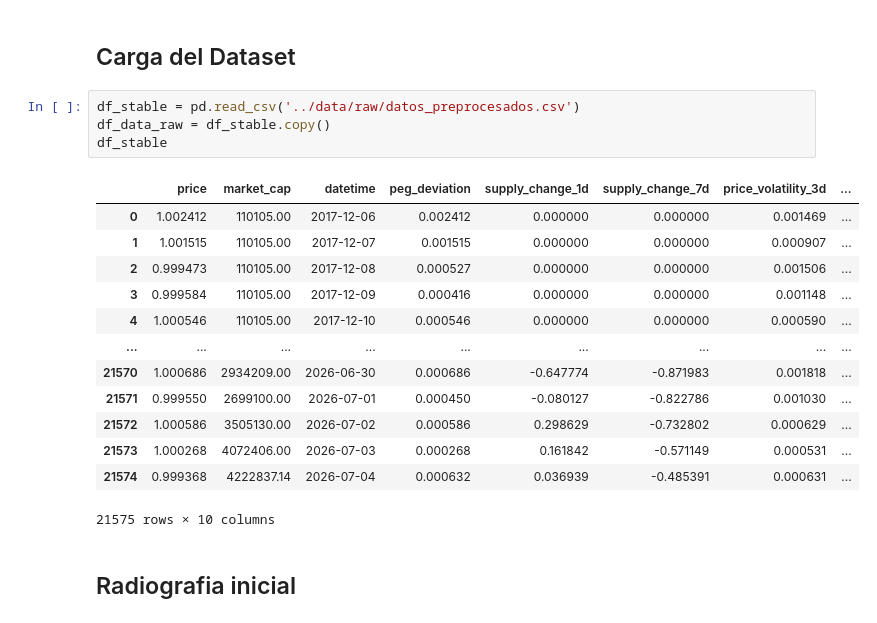
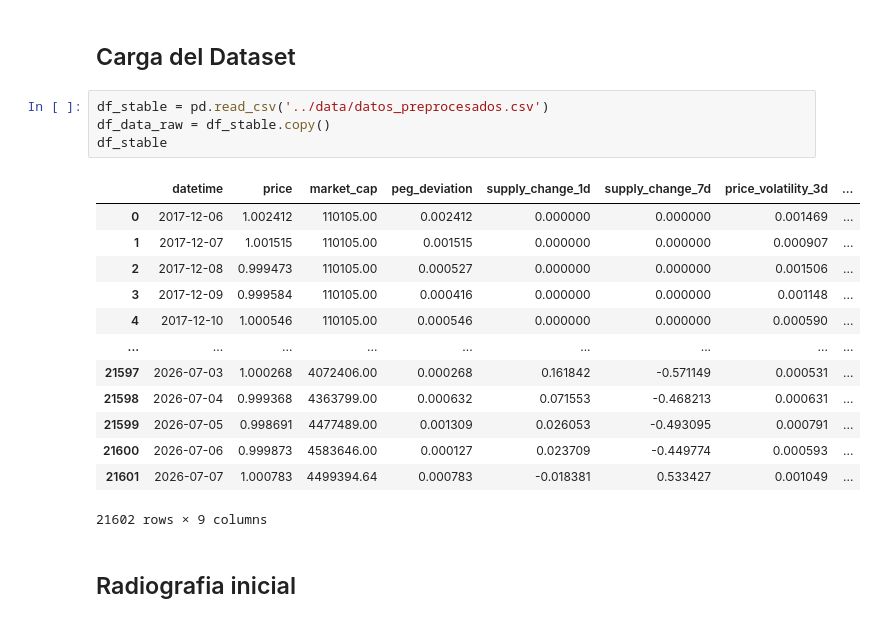
Before and after one commit to Bootcamp-DA-P2/criptoradar, a Jupyter notebook: notebooks/limpieza_stablecoins.ipynb, the cells around one changed output. Saved outputs shown, nothing was run; the diff lists cells and outputs as text.

```diff
--- a/notebooks/limpieza_stablecoins.ipynb
+++ b/notebooks/limpieza_stablecoins.ipynb
@@ -14,23 +14,23 @@ sns.set_theme(style="whitegrid")
 # %% [markdown]
 ## Carga del Dataset
 # %%
-df_stable = pd.read_csv('../data/raw/datos_preprocesados.csv')
+df_stable = pd.read_csv('../data/datos_preprocesados.csv')
 df_data_raw = df_stable.copy()
 df_stable
 # %% [output]
-|  | price | market_cap | datetime | peg_deviation | supply_change_1d | supply_change_7d | price_volatility_3d | ... |
-| 0 | 1.002412 | 110105.00 | 2017-12-06 | 0.002412 | 0.000000 | 0.000000 | 0.001469 | ... |
-| 1 | 1.001515 | 110105.00 | 2017-12-07 | 0.001515 | 0.000000 | 0.000000 | 0.000907 | ... |
-| 2 | 0.999473 | 110105.00 | 2017-12-08 | 0.000527 | 0.000000 | 0.000000 | 0.001506 | ... |
-| 3 | 0.999584 | 110105.00 | 2017-12-09 | 0.000416 | 0.000000 | 0.000000 | 0.001148 | ... |
-| 4 | 1.000546 | 110105.00 | 2017-12-10 | 0.000546 | 0.000000 | 0.000000 | 0.000590 | ... |
+|  | datetime | price | market_cap | peg_deviation | supply_change_1d | supply_change_7d | price_volatility_3d | ... |
+| 0 | 2017-12-06 | 1.002412 | 110105.00 | 0.002412 | 0.000000 | 0.000000 | 0.001469 | ... |
+| 1 | 2017-12-07 | 1.001515 | 110105.00 | 0.001515 | 0.000000 | 0.000000 | 0.000907 | ... |
+| 2 | 2017-12-08 | 0.999473 | 110105.00 | 0.000527 | 0.000000 | 0.000000 | 0.001506 | ... |
+| 3 | 2017-12-09 | 0.999584 | 110105.00 | 0.000416 | 0.000000 | 0.000000 | 0.001148 | ... |
+| 4 | 2017-12-10 | 1.000546 | 110105.00 | 0.000546 | 0.000000 | 0.000000 | 0.000590 | ... |
 | ... | ... | ... | ... | ... | ... | ... | ... | ... |
-| 21570 | 1.000686 | 2934209.00 | 2026-06-30 | 0.000686 | -0.647774 | -0.871983 | 0.001818 | ... |
-| 21571 | 0.999550 | 2699100.00 | 2026-07-01 | 0.000450 | -0.080127 | -0.822786 | 0.001030 | ... |
-| 21572 | 1.000586 | 3505130.00 | 2026-07-02 | 0.000586 | 0.298629 | -0.732802 | 0.000629 | ... |
-| 21573 | 1.000268 | 4072406.00 | 2026-07-03 | 0.000268 | 0.161842 | -0.571149 | 0.000531 | ... |
-| 21574 | 0.999368 | 4222837.14 | 2026-07-04 | 0.000632 | 0.036939 | -0.485391 | 0.000631 | ... |
+| 21597 | 2026-07-03 | 1.000268 | 4072406.00 | 0.000268 | 0.161842 | -0.571149 | 0.000531 | ... |
+| 21598 | 2026-07-04 | 0.999368 | 4363799.00 | 0.000632 | 0.071553 | -0.468213 | 0.000631 | ... |
+| 21599 | 2026-07-05 | 0.998691 | 4477489.00 | 0.001309 | 0.026053 | -0.493095 | 0.000791 | ... |
+| 21600 | 2026-07-06 | 0.999873 | 4583646.00 | 0.000127 | 0.023709 | -0.449774 | 0.000593 | ... |
+| 21601 | 2026-07-07 | 1.000783 | 4499394.64 | 0.000783 | -0.018381 | 0.533427 | 0.001049 | ... |
-21575 rows × 10 columns
+21602 rows × 9 columns
 # %% [markdown]
 ## Radiografia inicial
 # %%
```
Also changed, not shown: parts of 10 cells of this notebook, 1 other file.
